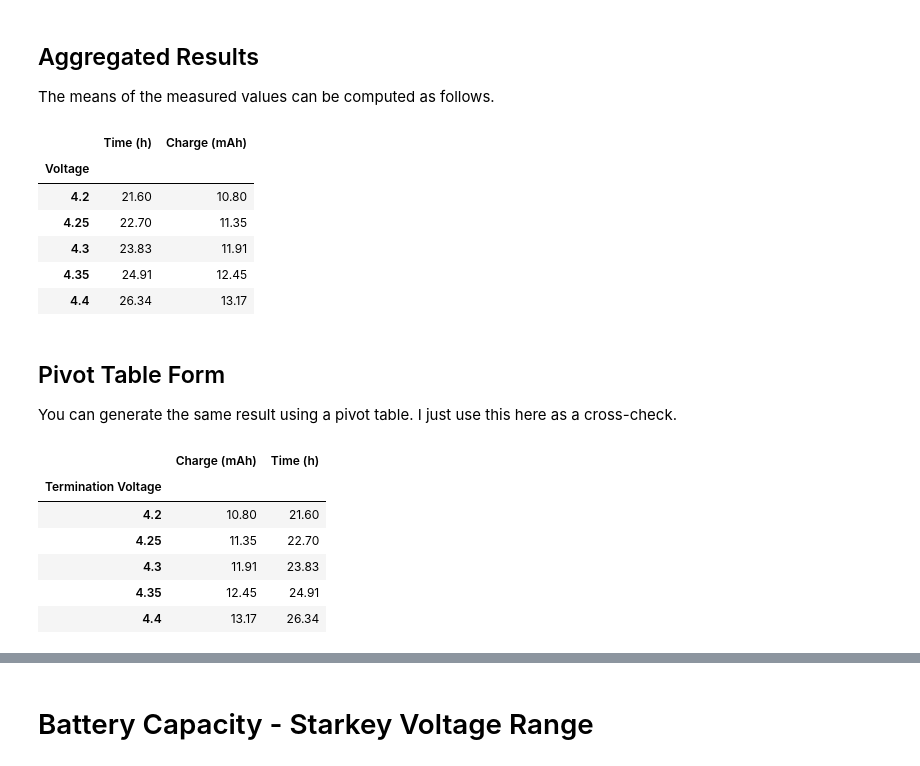
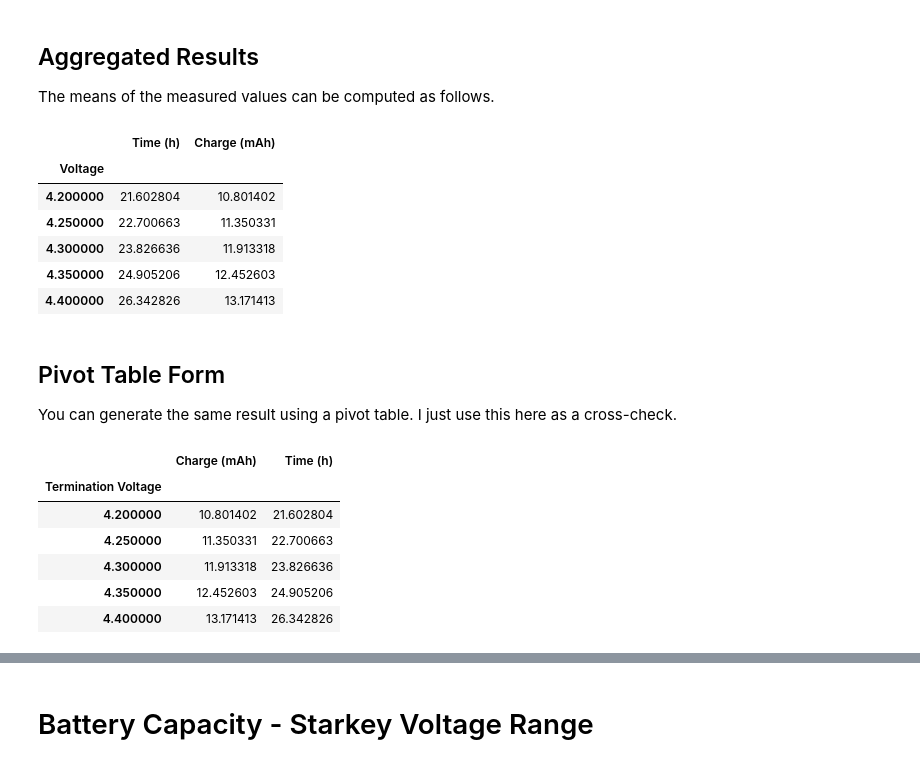
Before and after one commit to ziggle/BatteryDischargeQuickLookReport, a Jupyter notebook: Z02FH-Styled.ipynb, the cells around one changed output, grey strips where cells are left out. Drawn from its saved outputs; the diff is of its cells as text; code cells hidden in the pictures.

```diff
--- a/Z02FH-Styled.ipynb
+++ b/Z02FH-Styled.ipynb
@@ -264,31 +264,31 @@ The means of the measured values can be computed as follows.
 # %%
 g1 = z.groupby( ["vTerm","Unit"] ).max()
 gzz= (g1.groupby(['vTerm'])
-      .mean()
-      .set_index(['v'],drop=True)
+      .mean(["t","q"])
+      .set_index("v", drop=True)
       .rename(columns={"t":"Time (h)","q":"Charge (mAh)"})
       .rename_axis("Voltage", axis=0)
      )
 
 with pd.option_context('display.precision', 2):
     style = gzz.style.pipe(dfdark)
 style
 # %% [output]
 |  | Time (h) | Charge (mAh) |
 | Voltage |  |  |
-| 4.2 | 21.60 | 10.80 |
-| 4.25 | 22.70 | 11.35 |
-| 4.3 | 23.83 | 11.91 |
-| 4.35 | 24.91 | 12.45 |
-| 4.4 | 26.34 | 13.17 |
+| 4.200000 | 21.602804 | 10.801402 |
+| 4.250000 | 22.700663 | 11.350331 |
+| 4.300000 | 23.826636 | 11.913318 |
+| 4.350000 | 24.905206 | 12.452603 |
+| 4.400000 | 26.342826 | 13.171413 |
 # %% [markdown]
 ## Pivot Table Form
 
 You can generate the same result using a pivot table. I just use this here as a cross-check.
 # %%
 g2=(g1
-    .pivot_table(values=['q','t'],index=["CV"],aggfunc=np.mean)
-    .rename(columns={"t":"Time (h)","q":"Charge (mAh)"}, \
+    .pivot_table(values=['t','q'],index=["CV"],aggfunc=np.mean)
+    .rename(columns={"q":"Charge (mAh)","t":"Time (h)"}, \
             index =  {'420':4.20,'430':4.30,'435':4.35,'425':4.25,'440':4.40})
     .rename_axis('Termination Voltage')
    )
@@ -299,11 +299,11 @@ style
 # %% [output]
 |  | Charge (mAh) | Time (h) |
 | Termination Voltage |  |  |
-| 4.2 | 10.80 | 21.60 |
-| 4.25 | 11.35 | 22.70 |
-| 4.3 | 11.91 | 23.83 |
-| 4.35 | 12.45 | 24.91 |
-| 4.4 | 13.17 | 26.34 |
+| 4.200000 | 10.801402 | 21.602804 |
+| 4.250000 | 11.350331 | 22.700663 |
+| 4.300000 | 11.913318 | 23.826636 |
+| 4.350000 | 12.452603 | 24.905206 |
+| 4.400000 | 13.171413 | 26.342826 |
 # %%
 plt.figure(figsize=(6,4))
 g2['x']=g2.index
```
Also changed, not shown: parts of 5 cells of this notebook.
